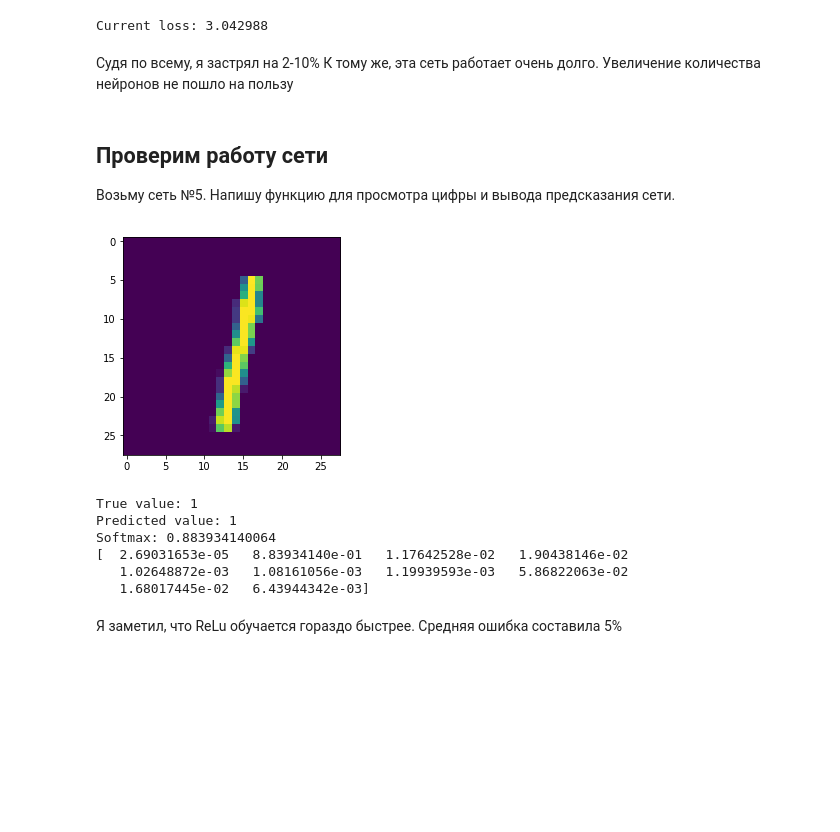
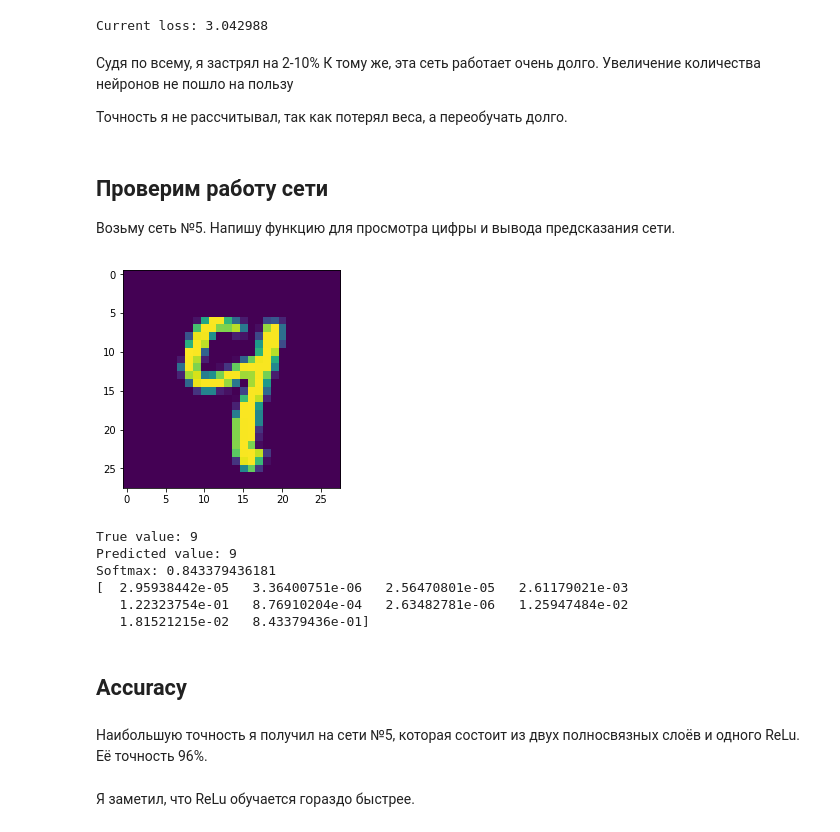
Before and after one commit to Lighting-Code/dlschl, a Jupyter notebook: materials/[lesson4]backpropagation/homework.ipynb, the cells around one changed output. Cells and saved outputs as stored; diff of their text form; code cells hidden in the pictures; blank space fills up the shorter version.

Commit message:
hw5 accuracy

```diff
--- a/materials/[lesson4]backpropagation/homework.ipynb
+++ b/materials/[lesson4]backpropagation/homework.ipynb
@@ -227,10 +227,10 @@ y = one_hot_encode(y)
 # %% [markdown]
 Подготовим фунцию обучения:
 # %%
-optimizer_config = {'learning_rate' : 1e-3}
+optimizer_config = {'learning_rate' : 1e-2}
 optimizer_state = {}
 
-n_epoch = 40
+n_epoch = 80
 batch_size = 80
 # %%
 # генератор минибатчей
@@ -483,6 +503,8 @@ Current loss: 3.042988
 # %% [markdown]
 Судя по всему, я застрял на 2-10%
 К тому же, эта сеть работает очень долго. Увеличение количества нейронов не пошло на пользу
+
+Точность я не рассчитывал, так как потерял веса, а переобучать долго.
 # %% [markdown]
 ## Проверим работу сети
 Возьму сеть №5.
@@ -500,12 +522,14 @@ def show_im(let, net):
     print("Softmax:", np.max(pred))
     print(pred)
 # %%
-show_im(9450, net5)
+show_im(59490, net5)
 # %% [output]
-[figure, old version]
+[figure, new version]
-True value: 1
-Predicted value: 1
-Softmax: 0.883934140064
-[  2.69031653e-05   8.83934140e-01   1.17642528e-02   1.90438146e-02
-   1.02648872e-03   1.08161056e-03   1.19939593e-03   5.86822063e-02
-   1.68017445e-02   6.43944342e-03]
+True value: 9
+Predicted value: 9
+Softmax: 0.843379436181
+[  2.95938442e-05   3.36400751e-06   2.56470801e-05   2.61179021e-03
+   1.22323754e-01   8.76910204e-04   2.63482781e-06   1.25947484e-02
+   1.81521215e-02   8.43379436e-01]
+# %% [markdown]
+## Accuracy
@@ -512,2 +538,5 @@ Softmax: 0.883934140064
+# %% [markdown]
+Наибольшую точность я получил на сети №5, которая состоит из двух полносвязных слоёв и одного ReLu.
+Её точность 96%.
 # %% [markdown]
-Я заметил, что ReLu обучается гораздо быстрее. Средняя ошибка составила 5%
+Я заметил, что ReLu обучается гораздо быстрее.
```
Also changed, not shown: parts of 11 cells of this notebook, 2 other files.
